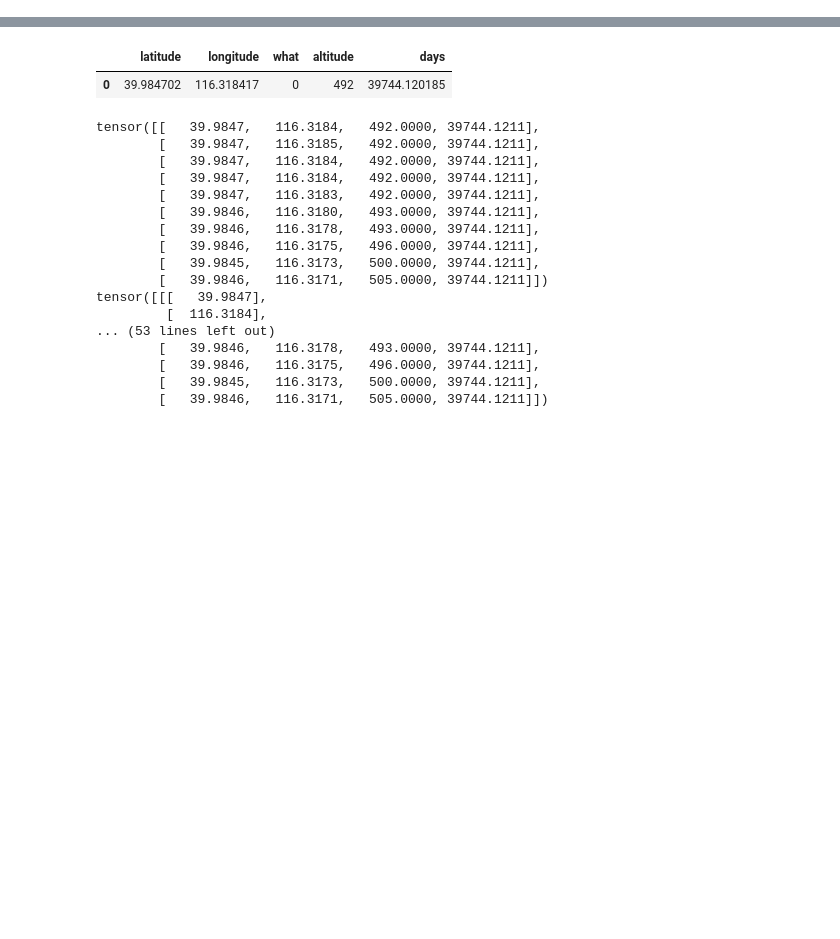
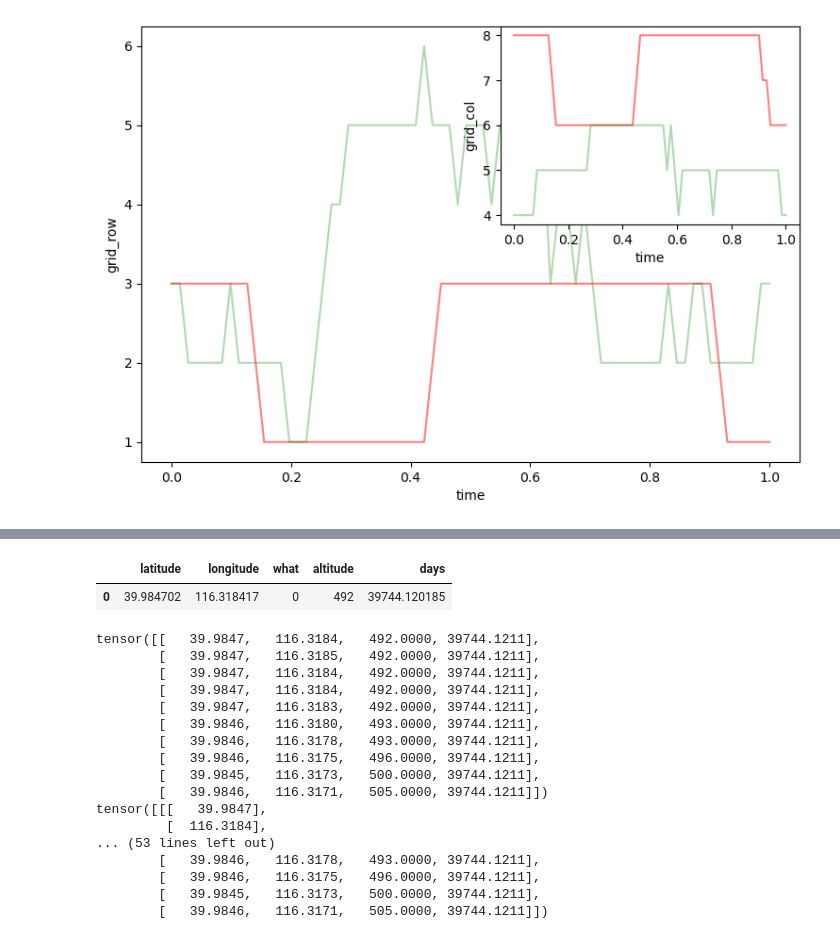
Before and after one commit to shkoma/geolife_timehetnet, a Jupyter notebook: test.ipynb, the cells around one changed output, grey strips where cells are left out. Drawn from its saved outputs; the diff is of its cells as text; code cells hidden in the pictures; blank space fills up the shorter version.

```diff
--- a/test.ipynb
+++ b/test.ipynb
@@ -139,3 +176,28 @@ tensor([[39918.3555],
+# %%
+# https://jimmy-ai.tistory.com/30
+import matplotlib.pyplot as plt
+from mpl_toolkits.mplot3d import Axes3D
+import pandas as pd
+from sklearn.preprocessing import MinMaxScaler
+
+for idx in range(test_label.shape[0]):
+    df = pd.DataFrame(data=test_que_x[idx][0], columns=['Time'])
+    df_norm = MinMaxScaler().fit_transform(df)
+
+    fig_row = plt.figure(figsize=(9, 6))
+    ax_row = fig_row.add_subplot(111)
+    ax_row.plot(df_norm, test_label[idx][0][:, 0] , color='r', alpha=0.5)
+    ax_row.plot(df_norm, test_probs[idx][0][:, 0], color='g', alpha=0.3)
+    ax_row.set_xlabel('time')
+    ax_row.set_ylabel('grid_row')
+
+    ax_col = fig_row.add_subplot(222)
+    ax_col.plot(df_norm, test_label[idx][0][:, 1] , color='r', alpha=0.5)
+    ax_col.plot(df_norm, test_probs[idx][0][:, 1], color='g', alpha=0.3)
+    ax_col.set_xlabel('time')
+    ax_col.set_ylabel('grid_col')
+# %% [output]
+[figure, added]
 # %%
 # https://jimmy-ai.tistory.com/30
 import matplotlib.pyplot as plt
```
Also changed, not shown: parts of 8 cells of this notebook, 8 other files.
